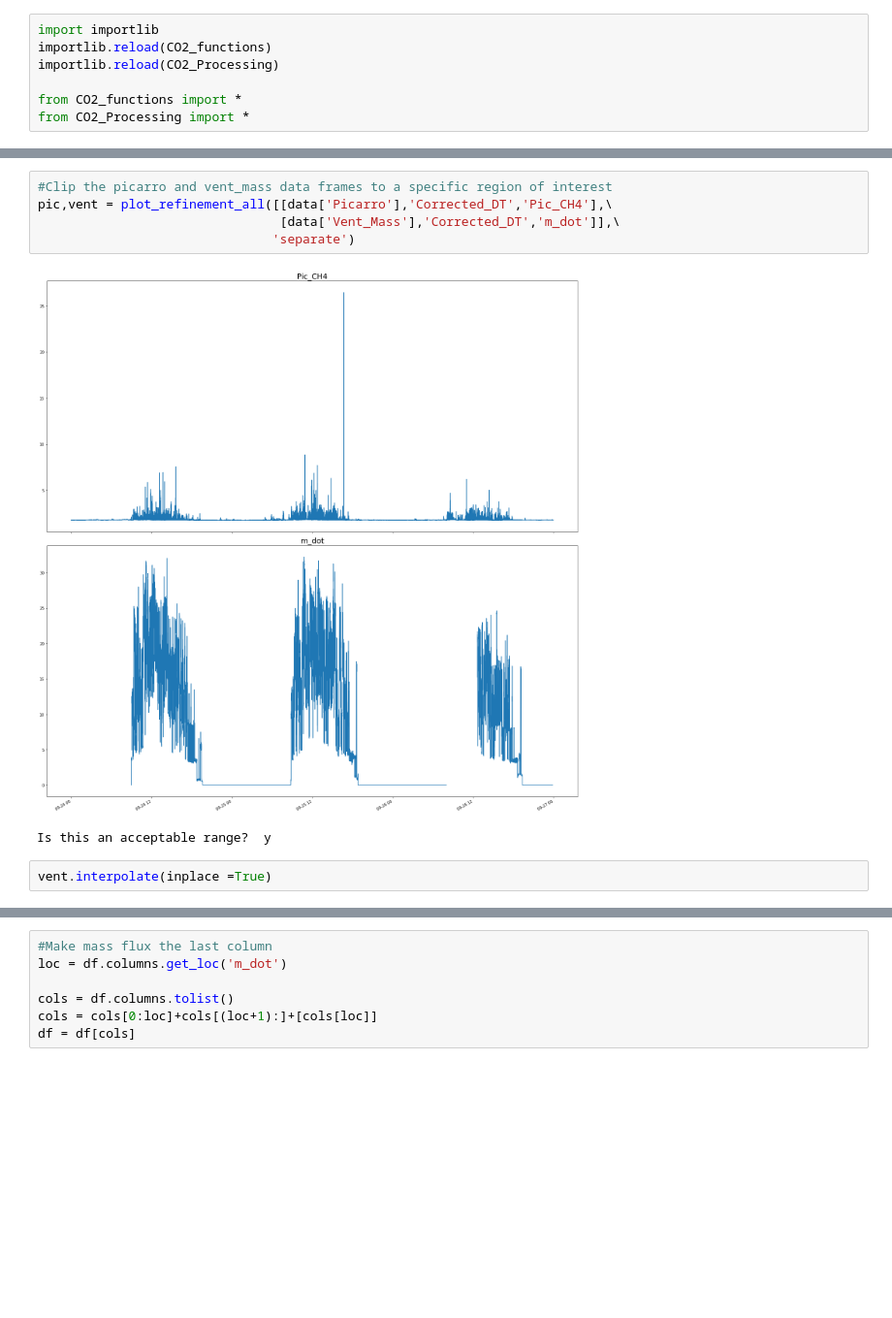
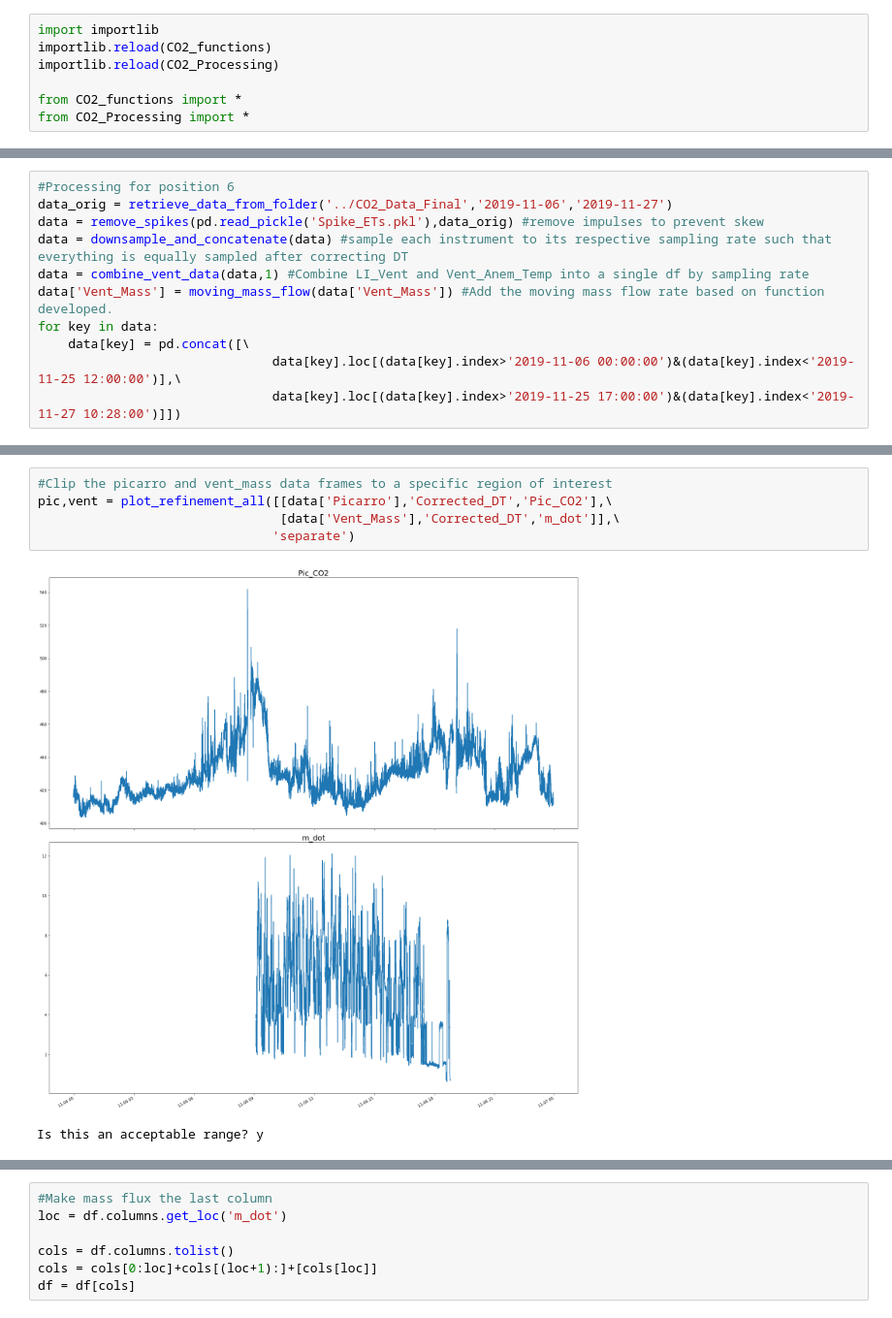
Before and after one commit to agmeyer4/CO2_Eddy, a Jupyter notebook: ML.ipynb, the cells around one changed output, grey strips where cells are left out. Shown at 97% size. Cells and saved outputs as stored; diff of their text form; blank space fills up the shorter version.

```diff
--- a/ML.ipynb
+++ b/ML.ipynb
@@ -45,0 +47,11 @@ setting night vent data to zero
+# %%
+#Processing for position 6
+data_orig = retrieve_data_from_folder('../CO2_Data_Final','2019-11-06','2019-11-27')
+data = remove_spikes(pd.read_pickle('Spike_ETs.pkl'),data_orig) #remove impulses to prevent skew
+data = downsample_and_concatenate(data) #sample each instrument to its respective sampling rate such that everything is equally sampled after correcting DT
+data = combine_vent_data(data,1) #Combine LI_Vent and Vent_Anem_Temp into a single df by sampling rate
+data['Vent_Mass'] = moving_mass_flow(data['Vent_Mass']) #Add the moving mass flow rate based on function developed.
+for key in data:
+    data[key] = pd.concat([\
+                               data[key].loc[(data[key].index>'2019-11-06 00:00:00')&(data[key].index<'2019-11-25 12:00:00')],\
+                               data[key].loc[(data[key].index>'2019-11-25 17:00:00')&(data[key].index<'2019-11-27 10:28:00')]])
@@ -46,7 +76,7 @@ setting night vent data to zero
 # %%
 #Clip the picarro and vent_mass data frames to a specific region of interest
-pic,vent = plot_refinement_all([[data['Picarro'],'Corrected_DT','Pic_CH4'],\
+pic,vent = plot_refinement_all([[data['Picarro'],'Corrected_DT','Pic_CO2'],\
                                 [data['Vent_Mass'],'Corrected_DT','m_dot']],\
                                'separate')
 # %% [output]
-[figure, old version]
+[figure, new version]
@@ -54,5 +84,3 @@ Is this an acceptable range?  y
-# %%
-vent.interpolate(inplace =True)
 # %%
 #Apply a moving average and downsample
 #Numbers of seconds
```
Also changed, not shown: parts of 36 cells of this notebook.
